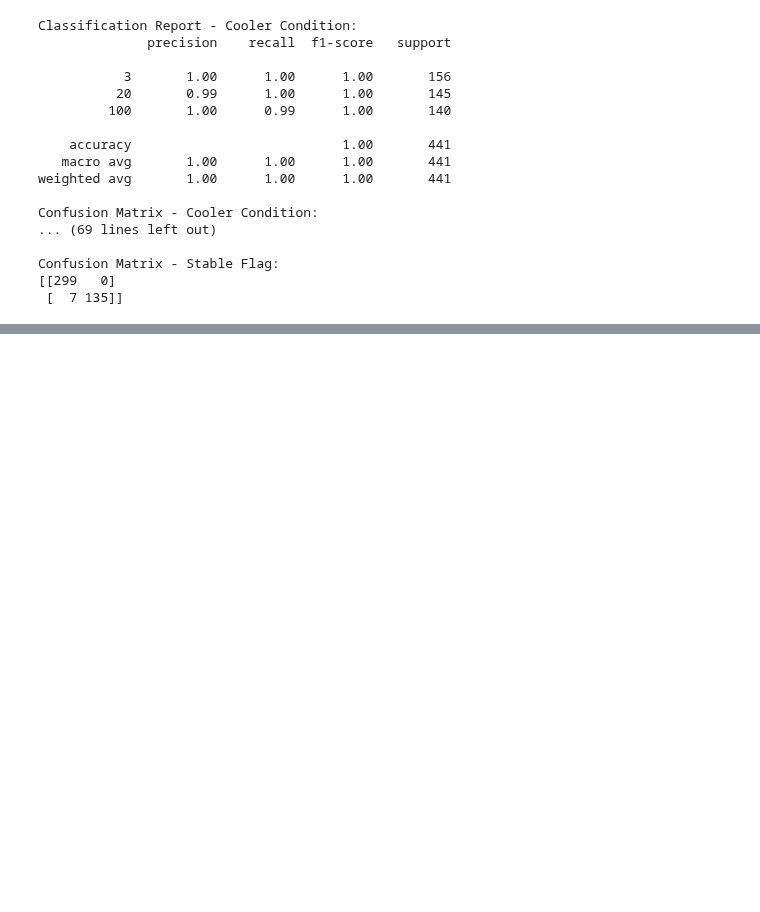
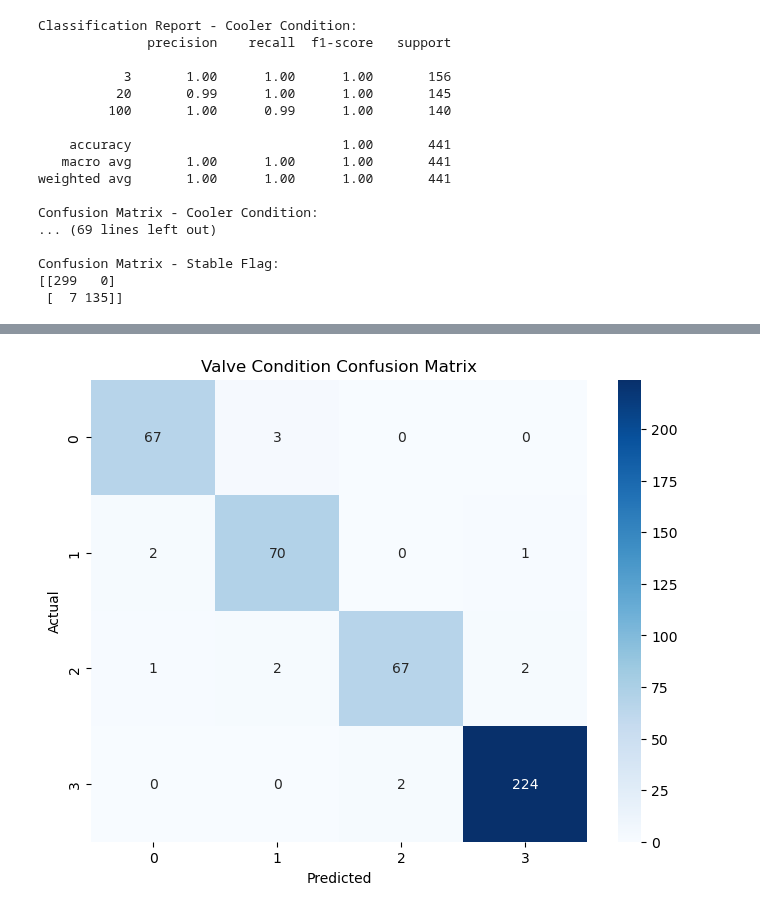
Before and after one commit to ajaykofficial/Machine-Learning, a Jupyter notebook: Condition Monitoring of Hydraulic System/RandomForest.ipynb, the cells around one changed output, grey strips where cells are left out. Saved outputs shown, nothing was run; the diff lists cells and outputs as text; code cells hidden in the pictures; blank space fills up the shorter version.

```diff
--- a/Condition Monitoring of Hydraulic System/RandomForest.ipynb
+++ b/Condition Monitoring of Hydraulic System/RandomForest.ipynb
@@ -273,0 +288,4 @@ Confusion Matrix - Stable Flag:
+# %%
+plot_confusion_matrix_heatmap(matrix_valve, title='Valve Condition Confusion Matrix')
+# %% [output]
+[figure, added]
```
Also changed, not shown: parts of 7 cells of this notebook.
